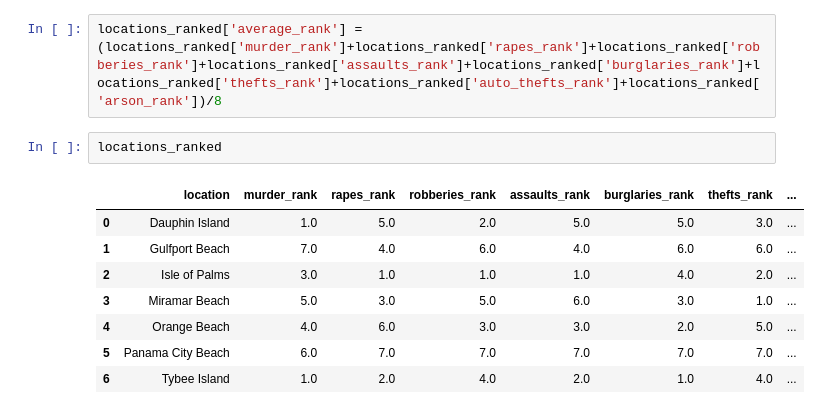
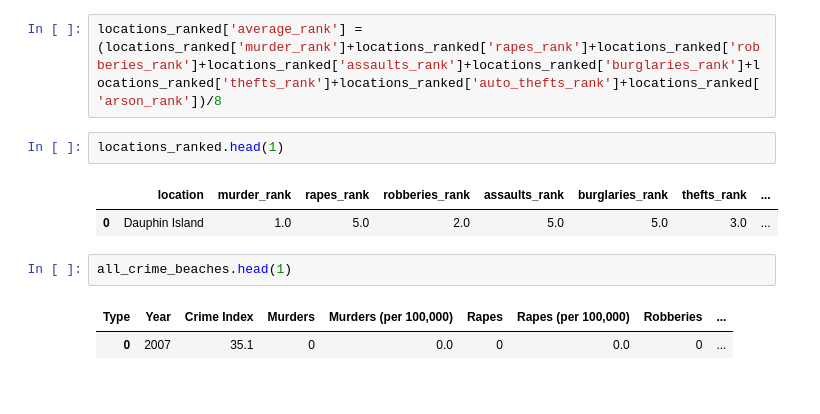
Before and after one commit to NSS-Full-Time-Data-Analytics-9/bwilhelm_capstone, a Jupyter notebook: scripts/crime_data.ipynb, the cells around one changed output. Cells and saved outputs as stored; diff of their text form.

```diff
--- a/scripts/crime_data.ipynb
+++ b/scripts/crime_data.ipynb
@@ -479,13 +479,12 @@ locations_ranked = pd.DataFrame({'location': loc, 'murder_rank': murder, 'rapes_
 # %%
 locations_ranked['average_rank'] = (locations_ranked['murder_rank']+locations_ranked['rapes_rank']+locations_ranked['robberies_rank']+locations_ranked['assaults_rank']+locations_ranked['burglaries_rank']+locations_ranked['thefts_rank']+locations_ranked['auto_thefts_rank']+locations_ranked['arson_rank'])/8
 # %%
-locations_ranked
+locations_ranked.head(1)
 # %% [output]
 |  | location | murder_rank | rapes_rank | robberies_rank | assaults_rank | burglaries_rank | thefts_rank | ... |
 | 0 | Dauphin Island | 1.0 | 5.0 | 2.0 | 5.0 | 5.0 | 3.0 | ... |
-| 1 | Gulfport Beach | 7.0 | 4.0 | 6.0 | 4.0 | 6.0 | 6.0 | ... |
-| 2 | Isle of Palms | 3.0 | 1.0 | 1.0 | 1.0 | 4.0 | 2.0 | ... |
-| 3 | Miramar Beach | 5.0 | 3.0 | 5.0 | 6.0 | 3.0 | 1.0 | ... |
-| 4 | Orange Beach | 4.0 | 6.0 | 3.0 | 3.0 | 2.0 | 5.0 | ... |
-| 5 | Panama City Beach | 6.0 | 7.0 | 7.0 | 7.0 | 7.0 | 7.0 | ... |
-| 6 | Tybee Island | 1.0 | 2.0 | 4.0 | 2.0 | 1.0 | 4.0 | ... |
+# %%
+all_crime_beaches.head(1)
+# %% [output]
+| Type | Year | Crime Index | Murders | Murders (per 100,000) | Rapes | Rapes (per 100,000) | Robberies | ... |
+| 0 | 2007 | 35.1 | 0 | 0.0 | 0 | 0.0 | 0 | ... |
```
Also changed, not shown: parts of 3 cells of this notebook, 2 other files.
